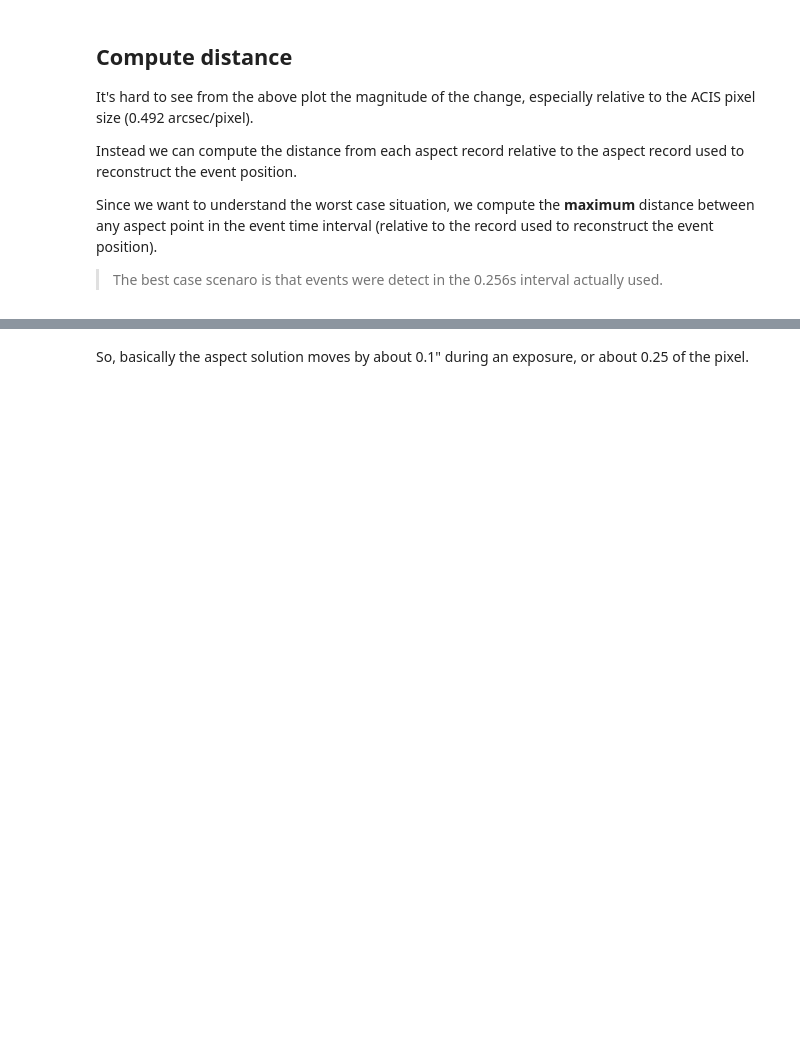
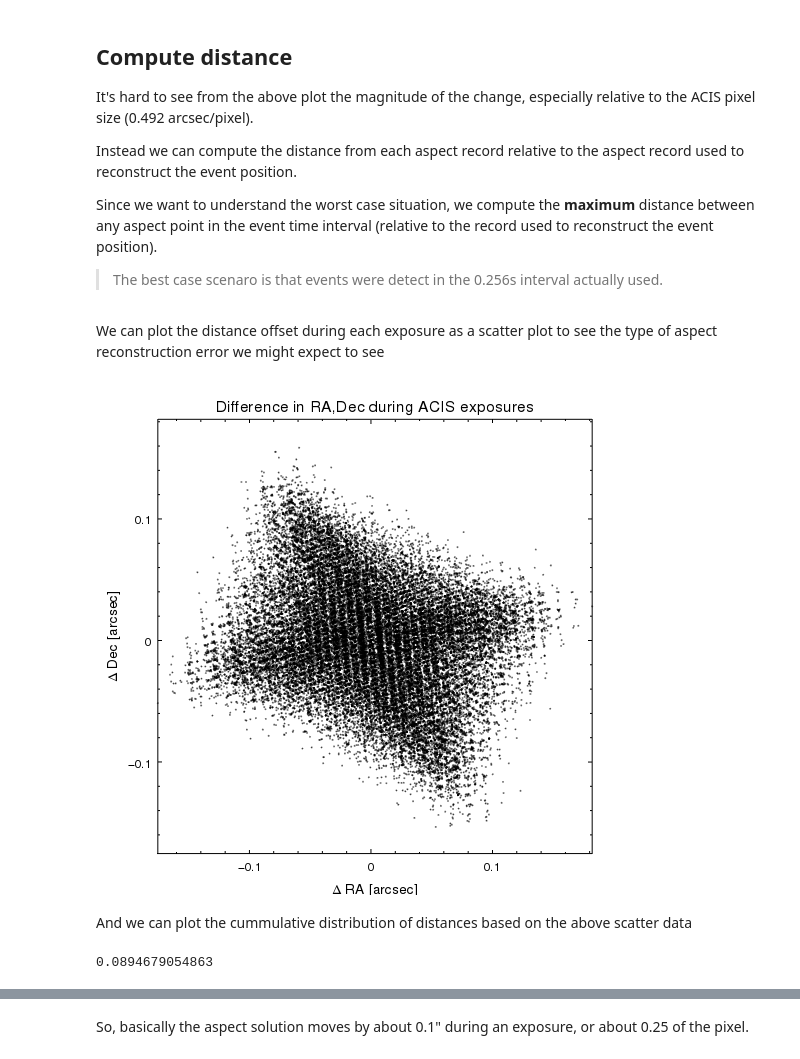
Before and after one commit to kglotfelty/ciao_notebooks, a Jupyter notebook: DitherEffectOnSpatialResolution.ipynb, the cells around one changed output, grey strips where cells are left out. Cells and saved outputs as stored; diff of their text form; code cells hidden in the pictures; blank space fills up the shorter version.

Commit message:
more plots

```diff
--- a/DitherEffectOnSpatialResolution.ipynb
+++ b/DitherEffectOnSpatialResolution.ipynb
@@ -349,6 +348,8 @@ Since we want to understand the worst case situation, we compute the **maximum**
 dec_nom = asp.get_key_value("DEC_NOM")
 cos_dec = np.cos( np.deg2rad(dec_nom))
 
+dra_plot = []
+ddec_plot = []
 max_offset = []
 for tt,ut in zip(st_times,used_asol_times):
     # Determine range of asol files around the event time
@@ -363,8 +364,17 @@ for tt,ut in zip(st_times,used_asol_times):
     # Compute offset, store in arcsec
     dra = (ra[rr]-used_ra)*cos_dec
     ddec = (dec[rr]-used_dec)
+
+    try:
+        dra_plot.extend( list(dra*3600))
+        ddec_plot.extend(list(ddec*3600))
+    except:
+        pass
+
     dist = np.hypot(dra, ddec)
     try:
         max_offset.append(np.max(dist)*3600.0)
     except:
         max_offset.append(np.nan)
+# %% [markdown]
+We can plot the distance offset during each exposure as a scatter plot to see the type of aspect reconstruction error we might expect to see
@@ -370,0 +388,30 @@ for tt,ut in zip(st_times,used_asol_times):
+# %%
+add_curve( dra_plot, ddec_plot, "symbol.style=point line.style=none")
+set_plot_xlabel("\Delta RA [arcsec]")
+set_plot_ylabel("\Delta Dec [arcsec]")
+set_plot_title("Difference in RA,Dec during ACIS exposures")
+
+# Make plot square, really, really square
+set_data_aspect_ratio("1:1")
+set_plot_aspect_ratio("1:1")
+limits(X_AXIS, min([min(dra_plot),min(ddec_plot)]), max([max(dra_plot),max(ddec_plot)]))
+limits(Y_AXIS, min([min(dra_plot),min(ddec_plot)]), max([max(dra_plot),max(ddec_plot)]))
+
+my_print()
+# %% [output]
+[figure, added]
+# %% [markdown]
+And we can plot the cummulative distribution of distances based on the above scatter data
+# %%
+big_d = np.hypot( dra_plot, ddec_plot)
+big_d.sort()
+cum_d = np.cumsum(big_d)
+cum_d = cum_d/max(cum_d)
+
+sigma = 0.68
+one_sigma_idx, = np.where(cum_d<sigma)
+one_sigma = big_d[one_sigma_idx[-1]]
+
+print(one_sigma)
+# %% [output]
+0.0894679054863
```
Also changed, not shown: parts of 12 cells of this notebook.
